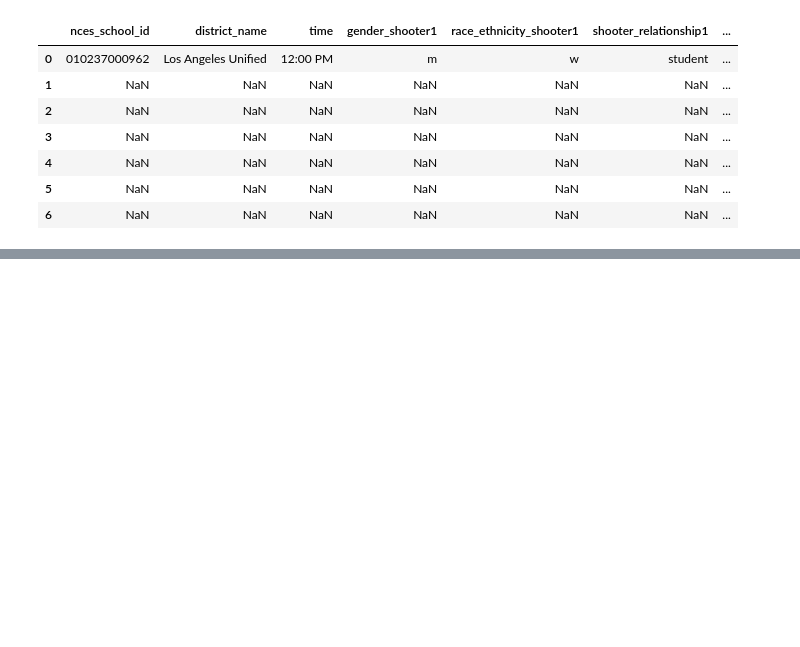
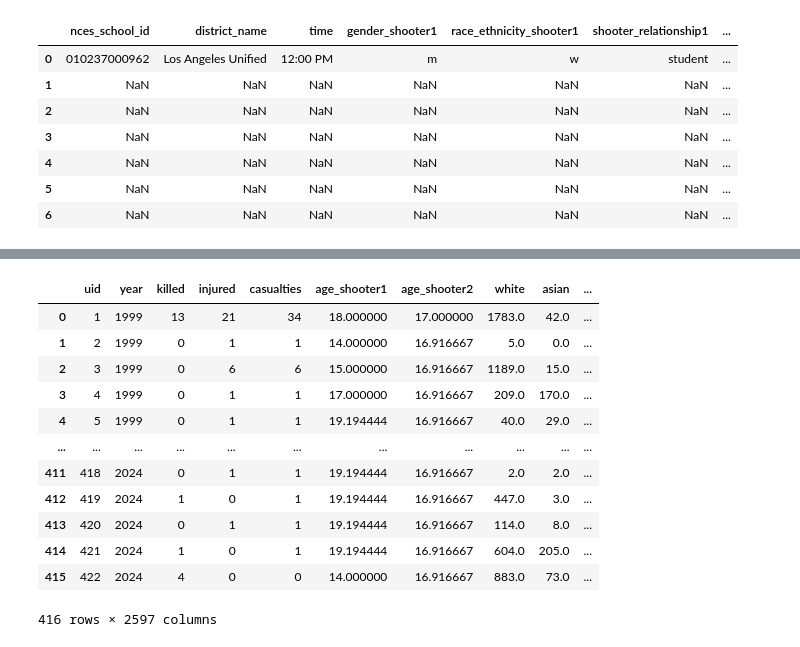
Before and after one commit to AhmadAlkaseb/BI, a Jupyter notebook: MiniProjekt3/Data/MiniProjekt3v2.ipynb, the cells around one changed output, grey strips where cells are left out. Drawn from its saved outputs; the diff is of its cells as text; code cells hidden in the pictures; blank space fills up the shorter version.

```diff
--- a/MiniProjekt3/Data/MiniProjekt3v2.ipynb
+++ b/MiniProjekt3/Data/MiniProjekt3v2.ipynb
@@ -83,0 +195,16 @@ memory usage: 162.6+ KB
+# %%
+df
+# %% [output]
+|  | uid | year | killed | injured | casualties | age_shooter1 | age_shooter2 | white | asian | ... |
+| 0 | 1 | 1999 | 13 | 21 | 34 | 18.000000 | 17.000000 | 1783.0 | 42.0 | ... |
+| 1 | 2 | 1999 | 0 | 1 | 1 | 14.000000 | 16.916667 | 5.0 | 0.0 | ... |
+| 2 | 3 | 1999 | 0 | 6 | 6 | 15.000000 | 16.916667 | 1189.0 | 15.0 | ... |
+| 3 | 4 | 1999 | 0 | 1 | 1 | 17.000000 | 16.916667 | 209.0 | 170.0 | ... |
+| 4 | 5 | 1999 | 0 | 1 | 1 | 19.194444 | 16.916667 | 40.0 | 29.0 | ... |
+| ... | ... | ... | ... | ... | ... | ... | ... | ... | ... | ... |
+| 411 | 418 | 2024 | 0 | 1 | 1 | 19.194444 | 16.916667 | 2.0 | 2.0 | ... |
+| 412 | 419 | 2024 | 1 | 0 | 1 | 19.194444 | 16.916667 | 447.0 | 3.0 | ... |
+| 413 | 420 | 2024 | 0 | 1 | 1 | 19.194444 | 16.916667 | 114.0 | 8.0 | ... |
+| 414 | 421 | 2024 | 1 | 0 | 1 | 19.194444 | 16.916667 | 604.0 | 205.0 | ... |
+| 415 | 422 | 2024 | 4 | 0 | 0 | 14.000000 | 16.916667 | 883.0 | 73.0 | ... |
+416 rows × 2597 columns
```
Also changed, not shown: parts of 16 cells of this notebook.
